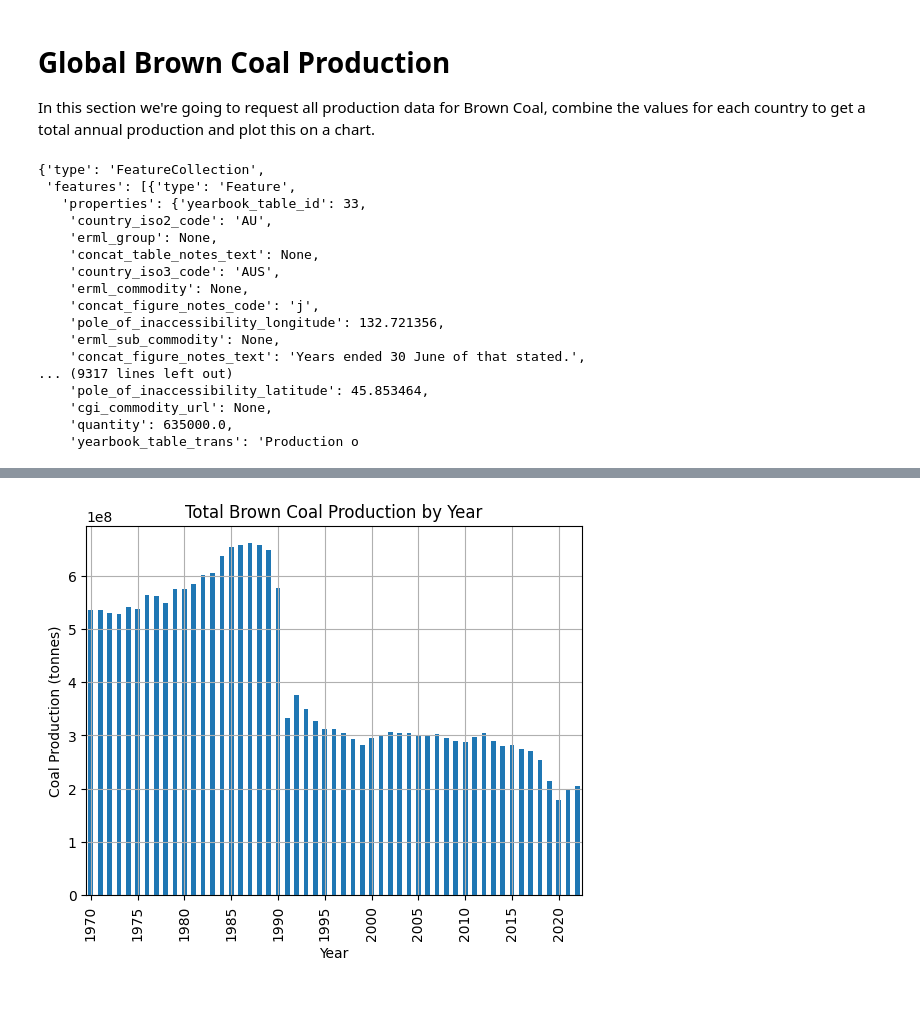
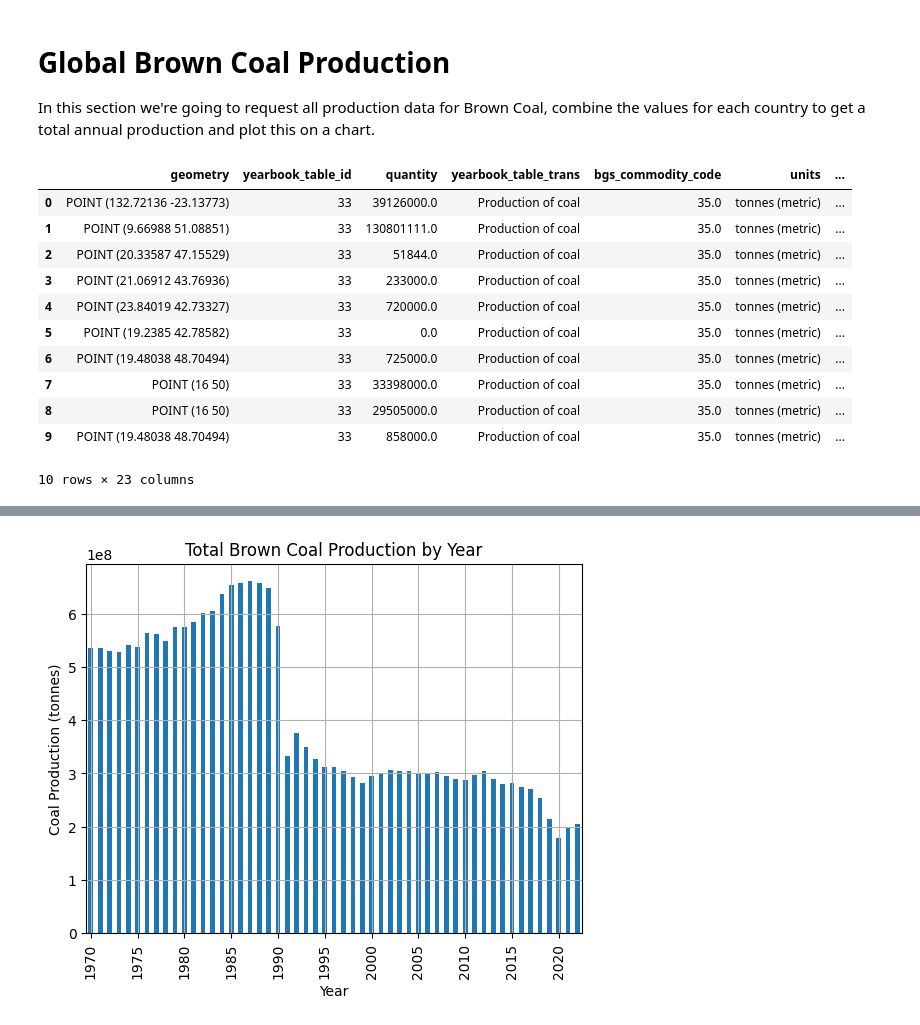
Before and after one commit to BritishGeologicalSurvey/BGS-API-Documentation, a Jupyter notebook: notebooks/BGS_World_Mineral_Statistics_using_OGCAPI_Features.ipynb, the cells around one changed output, grey strips where cells are left out. Cells and saved outputs as stored; diff of their text form; code cells hidden in the pictures; blank space fills up the shorter version.

```diff
--- a/notebooks/BGS_World_Mineral_Statistics_using_OGCAPI_Features.ipynb
+++ b/notebooks/BGS_World_Mineral_Statistics_using_OGCAPI_Features.ipynb
@@ -229,23 +233,21 @@ In this section we're going to request all production data for Brown Coal, combi
 # %%
 params = {'f': 'json', 'limit': 13000, 'sortby': '-year', 'filter': 'bgs_commodity_trans = "coal" AND bgs_sub_commodity_trans = "Brown coal" AND bgs_statistic_type_trans = "Production"'}
 response = requests.get('https://ogcapi.bgs.ac.uk/collections/world-mineral-statistics/items', params=params)
 data = response.json()
-data
+coal_world = []
+coal_world.append(gpd.GeoDataFrame.from_features(data['features']))
+coal_world = pd.concat(coal_world)
+coal_world.head(10)
 # %% [output]
+|  | geometry | yearbook_table_id | quantity | yearbook_table_trans | bgs_commodity_code | units | ... |
+| 0 | POINT (132.72136 -23.13773) | 33 | 39126000.0 | Production of coal | 35.0 | tonnes (metric) | ... |
+| 1 | POINT (9.66988 51.08851) | 33 | 130801111.0 | Production of coal | 35.0 | tonnes (metric) | ... |
+| 2 | POINT (20.33587 47.15529) | 33 | 51844.0 | Production of coal | 35.0 | tonnes (metric) | ... |
+| 3 | POINT (21.06912 43.76936) | 33 | 233000.0 | Production of coal | 35.0 | tonnes (metric) | ... |
+| 4 | POINT (23.84019 42.73327) | 33 | 720000.0 | Production of coal | 35.0 | tonnes (metric) | ... |
+| 5 | POINT (19.2385 42.78582) | 33 | 0.0 | Production of coal | 35.0 | tonnes (metric) | ... |
+| 6 | POINT (19.48038 48.70494) | 33 | 725000.0 | Production of coal | 35.0 | tonnes (metric) | ... |
+| 7 | POINT (16 50) | 33 | 33398000.0 | Production of coal | 35.0 | tonnes (metric) | ... |
+| 8 | POINT (16 50) | 33 | 29505000.0 | Production of coal | 35.0 | tonnes (metric) | ... |
+| 9 | POINT (19.48038 48.70494) | 33 | 858000.0 | Production of coal | 35.0 | tonnes (metric) | ... |
-{'type': 'FeatureCollection',
- 'features': [{'type': 'Feature',
-   'properties': {'yearbook_table_id': 33,
-    'country_iso2_code': 'AU',
-    'erml_group': None,
-    'concat_table_notes_text': None,
-    'country_iso3_code': 'AUS',
-    'erml_commodity': None,
-    'concat_figure_notes_code': 'j',
-    'pole_of_inaccessibility_longitude': 132.721356,
-    'erml_sub_commodity': None,
-    'concat_figure_notes_text': 'Years ended 30 June of that stated.',
-... (9317 lines left out)
-    'pole_of_inaccessibility_latitude': 45.853464,
-    'cgi_commodity_url': None,
-    'quantity': 635000.0,
-    'yearbook_table_trans': 'Production o
+10 rows × 23 columns
```
Also changed, not shown: parts of 12 cells of this notebook, 1 other file.
